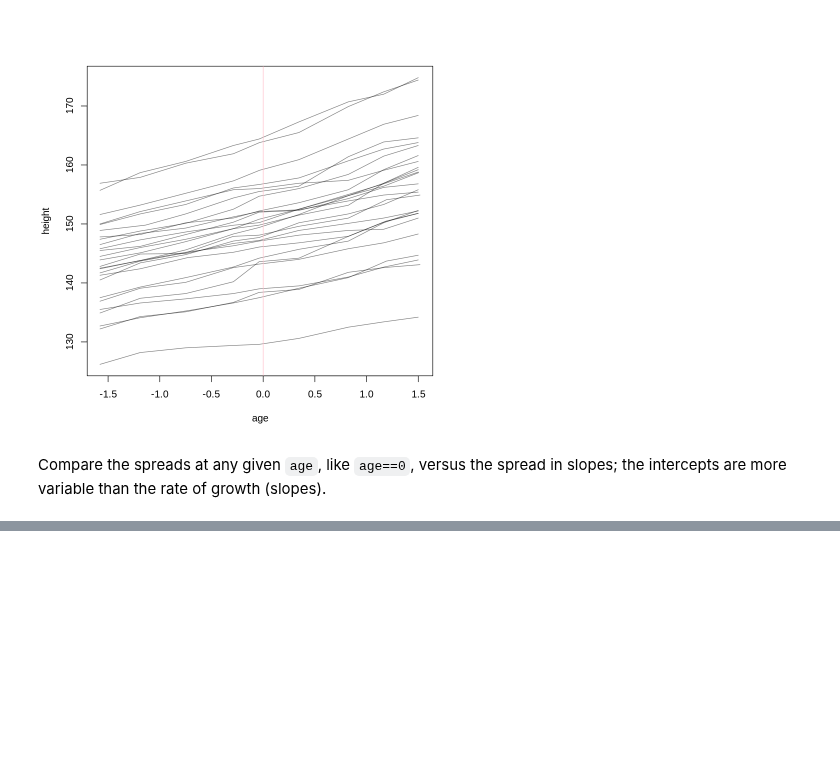
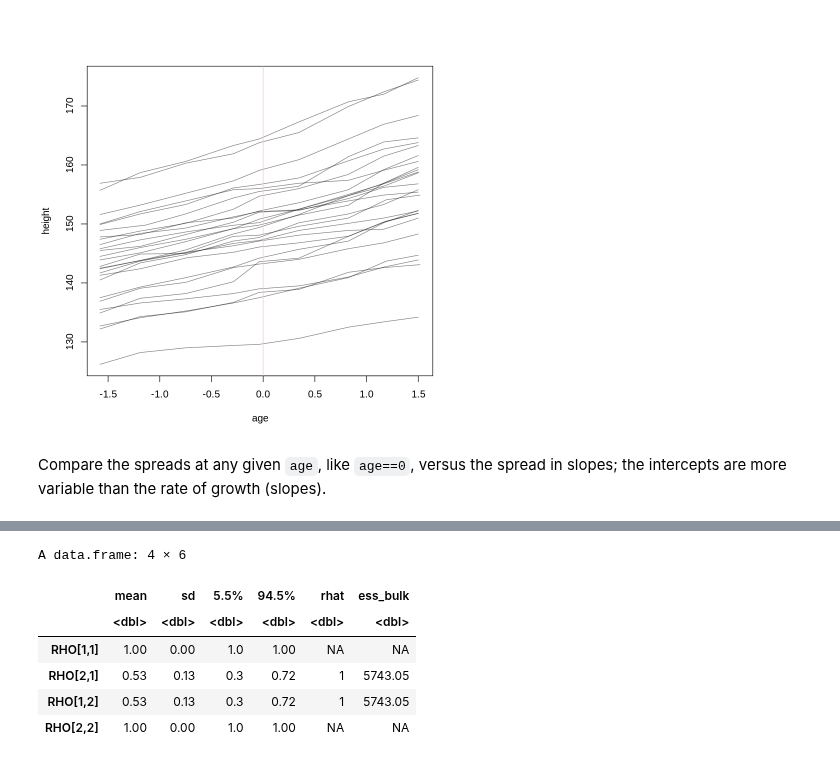
Before and after one commit to nicklausmillican/StatisticalRethinkingIISolutions, a Jupyter notebook: StatisticalRethinkingSolutions2_Ch14.ipynb, the cells around one changed output, grey strips where cells are left out. Saved outputs shown, nothing was run; the diff lists cells and outputs as text; code cells hidden in the pictures; blank space fills up the shorter version.

```diff
--- a/StatisticalRethinkingSolutions2_Ch14.ipynb
+++ b/StatisticalRethinkingSolutions2_Ch14.ipynb
@@ -1643,0 +1743,10 @@ Compare the spreads at any given `age`, like `age==0`, versus the spread in slop
+# %%
+round(precis(m, depth=3, pars="RHO"),2)
+# %% [output]
+A data.frame: 4 × 6
+|  | mean | sd | 5.5% | 94.5% | rhat | ess_bulk |
+|  | <dbl> | <dbl> | <dbl> | <dbl> | <dbl> | <dbl> |
+| RHO[1,1] | 1.00 | 0.00 | 1.0 | 1.00 | NA | NA |
+| RHO[2,1] | 0.53 | 0.13 | 0.3 | 0.72 | 1 | 5743.05 |
+| RHO[1,2] | 0.53 | 0.13 | 0.3 | 0.72 | 1 | 5743.05 |
+| RHO[2,2] | 1.00 | 0.00 | 1.0 | 1.00 | NA | NA |
```
Also changed, not shown: parts of 8 cells of this notebook.
